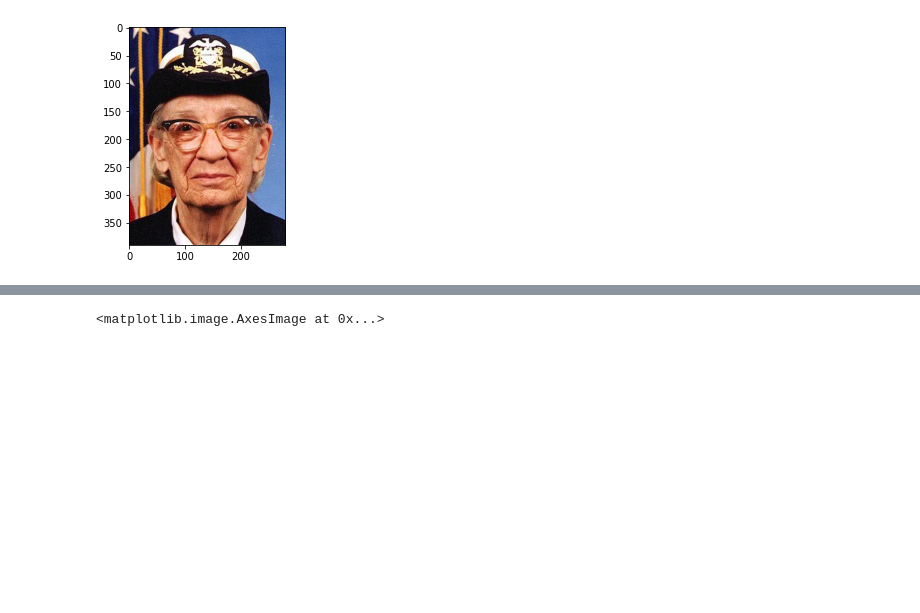
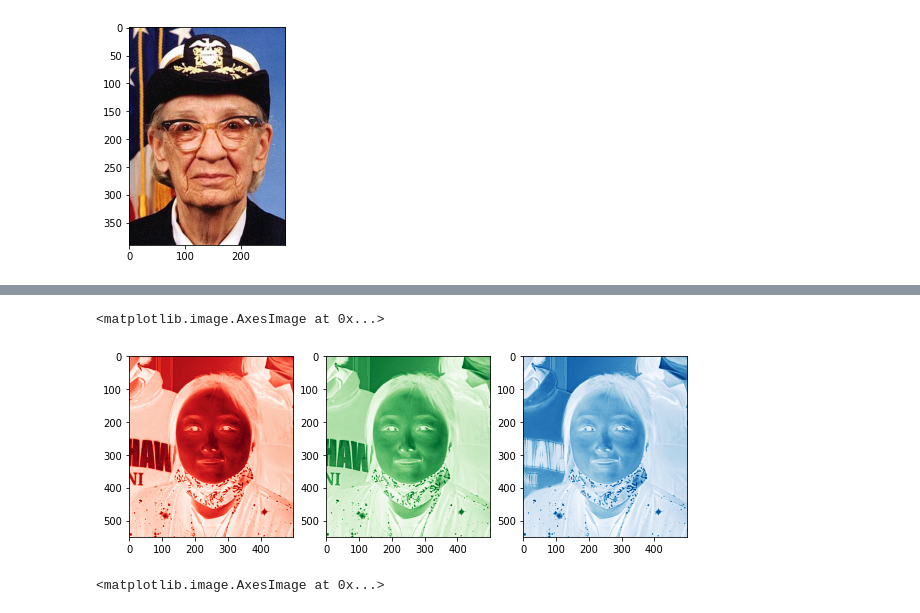
Before and after one commit to dli10/ANS198, a Jupyter notebook: ImageAnalysis/note1_python_libraries.ipynb, the cells around one changed output, grey strips where cells are left out. Drawn from its saved outputs; the diff is of its cells as text; code cells hidden in the pictures; blank space fills up the shorter version.

```diff
--- a/ImageAnalysis/note1_python_libraries.ipynb
+++ b/ImageAnalysis/note1_python_libraries.ipynb
@@ -204,3 +215,11 @@ plt.imshow(image[10:400, 120:400])
+# %%
+fig, axes = plt.subplots(ncols=3, figsize=(10, 5))
+axes[0].imshow(im_me[:, :, 0], cmap="Reds")
+axes[1].imshow(im_me[:, :, 1], cmap="Greens")
+axes[2].imshow(im_me[:, :, 2], cmap="Blues")
+# %% [output]
+<matplotlib.image.AxesImage at 0x...>
+[figure, added]
 # %%
 fig, axes = plt.subplots(ncols=3, figsize=(10, 5))
 axes[0].imshow(image[:, :, 0], cmap="Reds")
```
Also changed, not shown: parts of 2 cells of this notebook.
